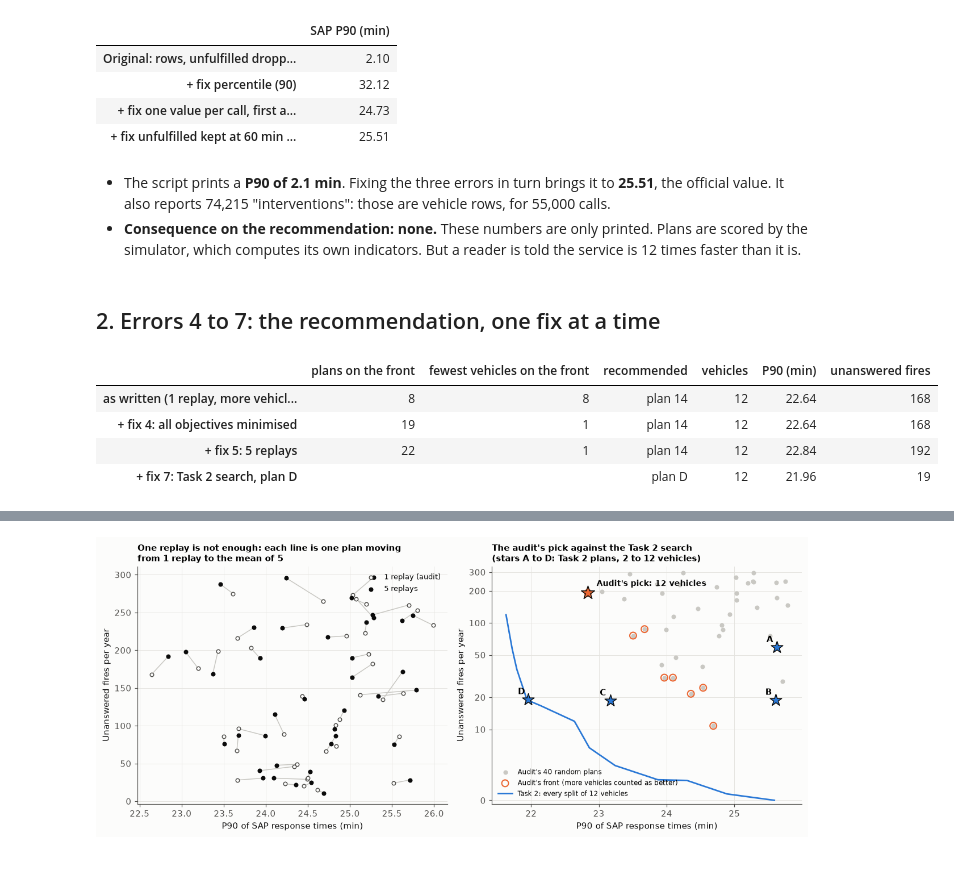
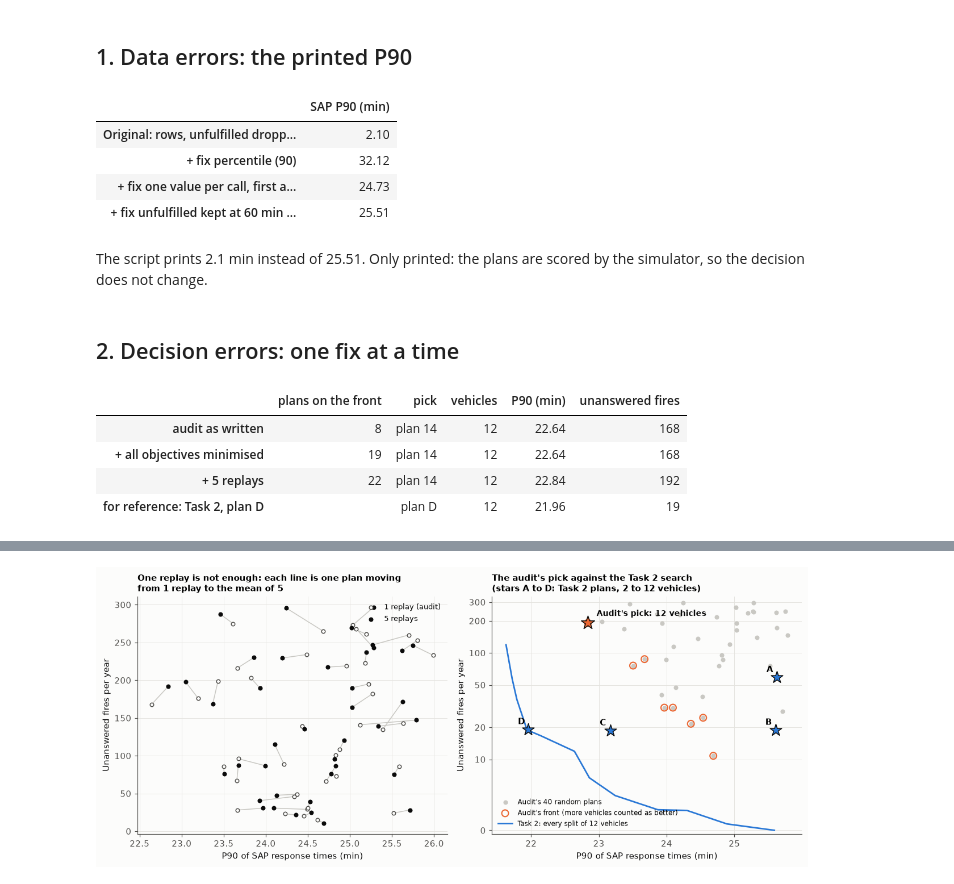
Before and after one commit to SafiUllahAdam/optimops-eval, a Jupyter notebook: analysis/task3_audit.ipynb, the cells around one changed output, grey strips where cells are left out. Cells and saved outputs as stored; diff of their text form; code cells hidden in the pictures.

Commit message:
Task 3: shorter audit notebook, errors ranked in one table

```diff
--- a/analysis/task3_audit.ipynb
+++ b/analysis/task3_audit.ipynb
@@ -24,8 +17,9 @@ import figures as fg
 import simulation as sim
 import audit_corrected as audit
 
-pd.set_option("display.max_colwidth", None)
 raw = h.load_raw()
-plans = audit.sample_configurations(raw["centres"]["code_cis"].tolist())  # the audit's 40 plans, same seed
+plans = audit.sample_configurations(
+    raw["centres"]["code_cis"].tolist()
+)  # the audit's 40 plans, same seed
 n1 = audit.evaluate_all(plans, 1, "E_audit_n1")  # as the audit ran them
 n5 = audit.evaluate_all(plans, 5, "E_audit_n5")  # corrected: mean of 5 replays
@@ -34,3 +26,5 @@ n5 = audit.evaluate_all(plans, 5, "E_audit_n5")  # corrected: mean of 5 replays
+# %% [markdown]
+## 1. Data errors: the printed P90
 # %%
 audit.p90_steps(raw).to_frame("SAP P90 (min)")
 # %% [output]
@@ -39,37 +33,49 @@ audit.p90_steps(raw).to_frame("SAP P90 (min)")
 | + fix percentile (90) | 32.12 |
 | + fix one value per call, first a... | 24.73 |
 | + fix unfulfilled kept at 60 min ... | 25.51 |
-# %% [markdown]
-- The script prints a **P90 of 2.1 min**. Fixing the three errors in turn brings it to **25.51**, the official value.
-  It also reports 74,215 "interventions": those are vehicle rows, for 55,000 calls.
-- **Consequence on the recommendation: none.** These numbers are only printed. Plans are scored by the simulator,
-  which computes its own indicators. But a reader is told the service is 12 times faster than it is.
+# %% [markdown]
+The script prints 2.1 min instead of 25.51. Only printed: the plans are scored by the simulator, so the decision
+does not change.
 # %% [markdown]
-## 2. Errors 4 to 7: the recommendation, one fix at a time
+## 2. Decision errors: one fix at a time
 # %%
 runs = sim.load_runs()
-task2 = runs[runs["tag"] == "E_joint"].assign(label=lambda d: d["vehicles"].map({2: "A", 4: "B", 8: "C", 12: "D"}))
-front_1, front_1_ok, front_5_ok = audit.front_original(n1), audit.front_corrected(n1), audit.front_corrected(n5)
+task2 = runs[runs["tag"] == "E_joint"].assign(
+    label=lambda d: d["vehicles"].map({2: "A", 4: "B", 8: "C", 12: "D"})
+)
+front_1 = audit.front_original(n1)
 
 
 def step(df, front):
-    pick = df[front].sort_values("p90").index[0]  # the audit's rule: lowest P90 on the front
-    return {"plans on the front": int(front.sum()), "fewest vehicles on the front": int(df.loc[front, "cost"].min()),
-            "recommended": f"plan {pick}", "vehicles": int(df.loc[pick, "cost"]),
-            "P90 (min)": round(df.loc[pick, "p90"], 2), "unanswered fires": round(df.loc[pick, "inc"])}
+    pick = (
+        df[front].sort_values("p90").index[0]
+    )  # the audit's rule: lowest P90 on the front
+    return {
+        "plans on the front": int(front.sum()),
+        "pick": f"plan {pick}",
+        "vehicles": int(df.loc[pick, "cost"]),
+        "P90 (min)": round(df.loc[pick, "p90"], 2),
+        "unanswered fires": round(df.loc[pick, "inc"]),
+    }
 
 
 d = task2.set_index("label").loc["D"]
-pd.DataFrame({
-    "as written (1 replay, more vehicles = better)": step(n1, front_1),
-    "+ fix 4: all objectives minimised": step(n1, front_1_ok),
-    "+ fix 5: 5 replays": step(n5, front_5_ok),
-    "+ fix 7: Task 2 search, plan D": {"recommended": "plan D", "vehicles": 12, "P90 (min)": round(d["p90"], 2),
-                                      "unanswered fires": round(d["inc"])},
-}).T.fillna("")
+pd.DataFrame(
+    {
+        "audit as written": step(n1, front_1),
+        "+ all objectives minimised": step(n1, audit.front_corrected(n1)),
+        "+ 5 replays": step(n5, audit.front_corrected(n5)),
+        "for reference: Task 2, plan D": {
+            "pick": "plan D",
+            "vehicles": 12,
+            "P90 (min)": round(d["p90"], 2),
+            "unanswered fires": round(d["inc"]),
+        },
+    }
+).T.fillna("")
 # %% [output]
-|  | plans on the front | fewest vehicles on the front | recommended | vehicles | P90 (min) | unanswered fires |
-| as written (1 replay, more vehicl... | 8 | 8 | plan 14 | 12 | 22.64 | 168 |
-| + fix 4: all objectives minimised | 19 | 1 | plan 14 | 12 | 22.64 | 168 |
-| + fix 5: 5 replays | 22 | 1 | plan 14 | 12 | 22.84 | 192 |
-| + fix 7: Task 2 search, plan D |  |  | plan D | 12 | 21.96 | 19 |
+|  | plans on the front | pick | vehicles | P90 (min) | unanswered fires |
+| audit as written | 8 | plan 14 | 12 | 22.64 | 168 |
+| + all objectives minimised | 19 | plan 14 | 12 | 22.64 | 168 |
+| + 5 replays | 22 | plan 14 | 12 | 22.84 | 192 |
+| for reference: Task 2, plan D |  | plan D | 12 | 21.96 | 19 |
```
Also changed, not shown: parts of 11 cells of this notebook.
